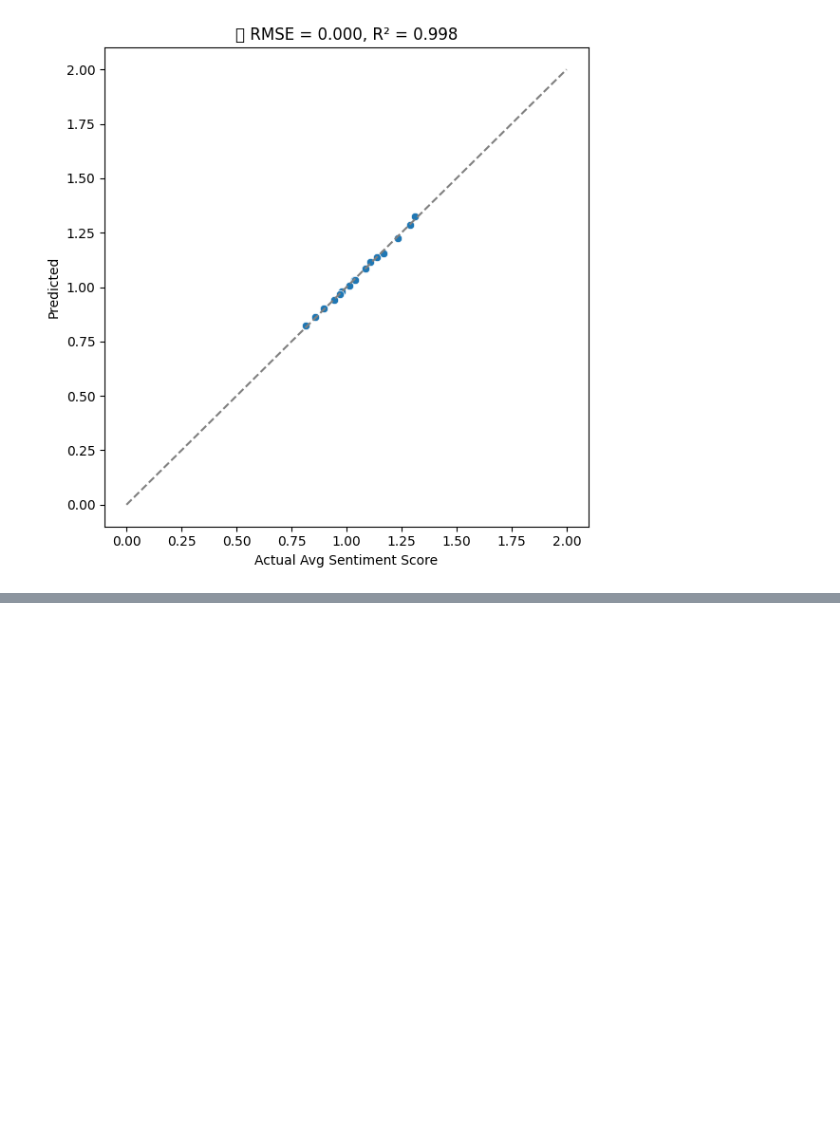
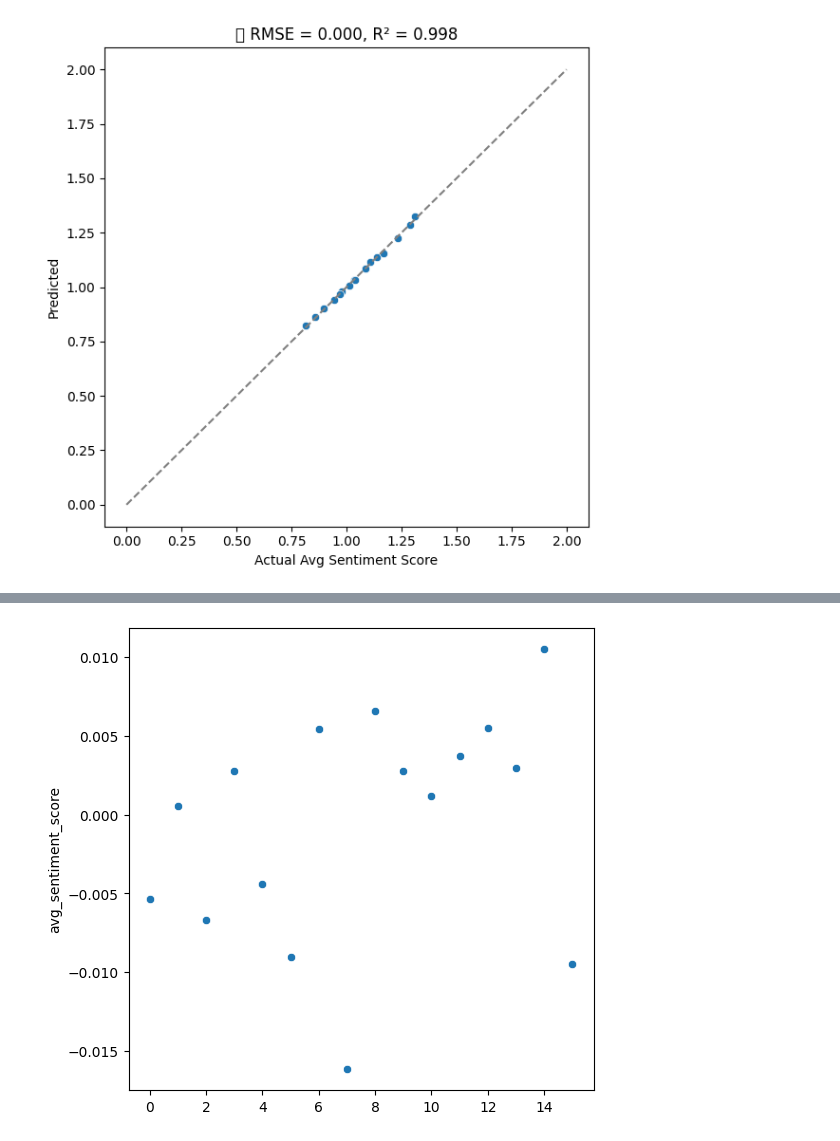
Before and after one commit to eric2003-tj/Python_ML_final, a Jupyter notebook: average_emotion_model.ipynb, the cells around one changed output, grey strips where cells are left out. Drawn from its saved outputs; the diff is of its cells as text; code cells hidden in the pictures; blank space fills up the shorter version.

```diff
--- a/average_emotion_model.ipynb
+++ b/average_emotion_model.ipynb
@@ -733,0 +754,6 @@ plt.show()
+# %%
+plt.figure(figsize=(6, 6))
+sns.scatterplot(x = range(16),y = y - y_pred)
+plt.show()
+# %% [output]
+[figure, added]
```
Also changed, not shown: parts of 3 cells of this notebook.
